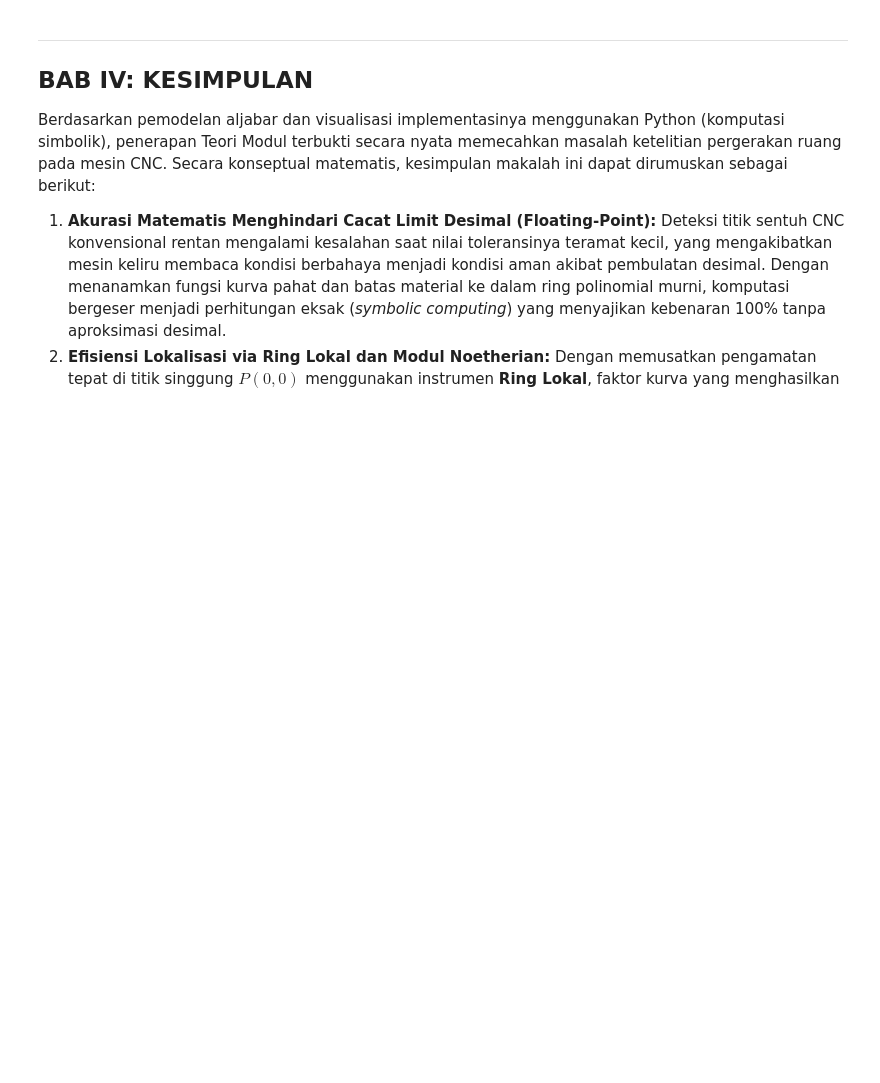
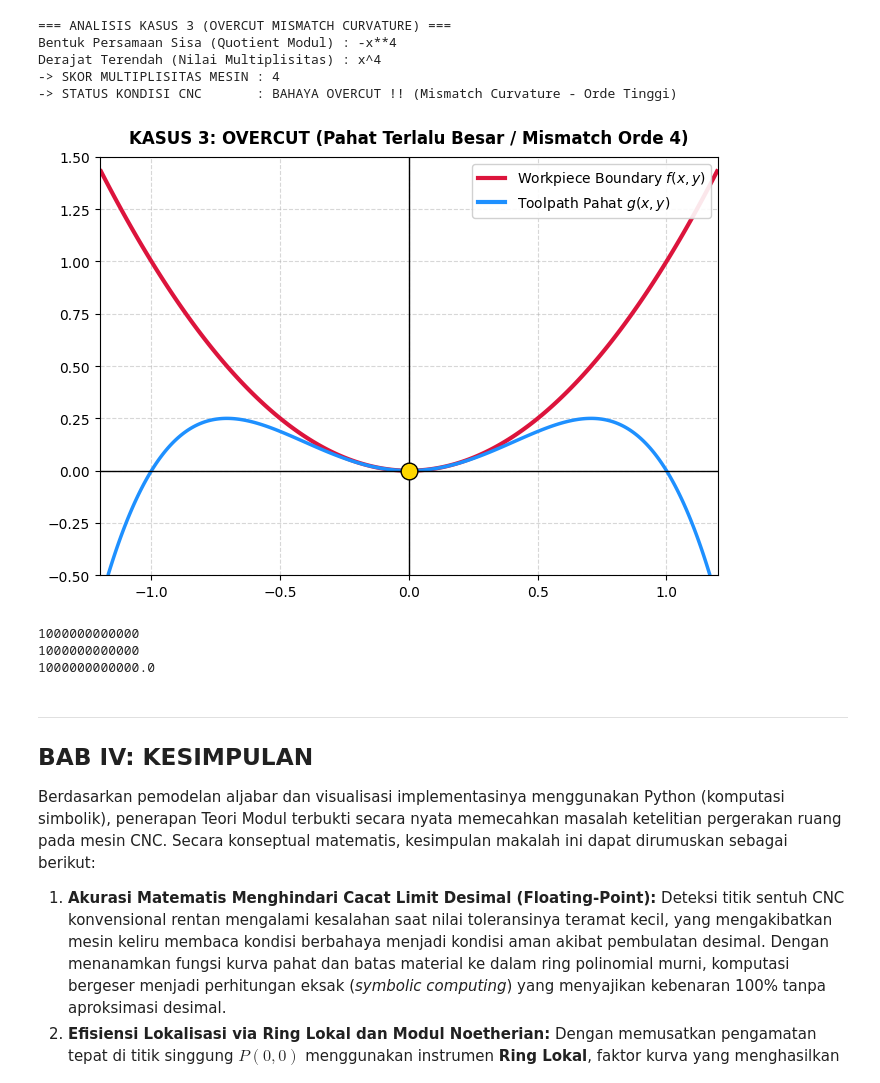
Before and after one commit to TetewHeroez/Tugas-Kuliah, a Jupyter notebook: Semester 8/Teori Modul/Modul Ring Lokal/ModulRingLokal.ipynb, the cells around one changed output. Drawn from its saved outputs; the diff is of its cells as text; code cells hidden in the pictures; blank space fills up the shorter version.

```diff
--- a/Semester 8/Teori Modul/Modul Ring Lokal/ModulRingLokal.ipynb
+++ b/Semester 8/Teori Modul/Modul Ring Lokal/ModulRingLokal.ipynb
@@ -131,28 +95,0 @@ Skrip visual di bawah (Matplotlib) digunakan oleh operator kontrol CNC untuk mem
-# %%
-import numpy as np
-import matplotlib.pyplot as plt
-
-x_vals = np.linspace(-1.5, 1.5, 400)
-y_vals = np.linspace(-0.8, 2.5, 400)
-X, Y = np.meshgrid(x_vals, y_vals)
-
-F_boundary = X**2 + Y**2 - 2*Y
-G_toolpath = Y - X**2
-
-fig, ax = plt.subplots(figsize=(8, 6))
-ax.contour(X, Y, F_boundary, levels=[0], colors='crimson', linewidths=3)
-ax.contour(X, Y, G_toolpath, levels=[0], colors='dodgerblue', linewidths=3)
-
-ax.plot(0, 0, marker='o', markersize=12, color='gold', markeredgecolor='black', zorder=5)
-
-ax.set_title("CNC Toolpath (Biru) vs Material Dinding (Merah)\nSkor Multiplisitas = 2 [TANGENT/AMAN]", fontsize=12, pad=12)
-ax.grid(True, linestyle="--", alpha=0.5)
-ax.axhline(0, color='black', lw=1.2)
-ax.axvline(0, color='black', lw=1.2)
-
-ax.plot([], [], color='crimson', lw=3, label='Boundary f(x,y)')
-ax.plot([], [], color='dodgerblue', lw=3, label='Toolpath g(x,y)')
-ax.legend(loc='lower center', bbox_to_anchor=(0.5, -0.2), ncol=2, frameon=True)
-
-plt.tight_layout()
-plt.show()
@@ -278,3 +262,35 @@ plt.show()
+# %%
+f_batas_tinggi = y - x**2
+y_lintasan_3 = x**2 - x**4
+
+# 1. Panggil Fungsi Analitik Abstrak
+hitung_multiplisitas_cnc(f_batas_tinggi, y_lintasan_3, "ANALISIS KASUS 3 (OVERCUT MISMATCH CURVATURE)")
+
+# 2. Panggil Visualisasi Grafis
+f_lambdify_3 = sp.lambdify((x, y), f_batas_tinggi, 'numpy')
+g_lambdify_3 = sp.lambdify((x, y), y - y_lintasan_3, 'numpy')
+
+plot_situasi_cnc(
+    f_lambdify_3,
+    g_lambdify_3,
+    title="KASUS 3: OVERCUT (Pahat Terlalu Besar / Mismatch Orde 4)",
+    limits=([-1.2, 1.2], [-0.5, 1.5])
+)
+# %% [output]
+=== ANALISIS KASUS 3 (OVERCUT MISMATCH CURVATURE) ===
+Bentuk Persamaan Sisa (Quotient Modul) : -x**4
+Derajat Terendah (Nilai Multiplisitas) : x^4
+-> SKOR MULTIPLISITAS MESIN : 4
+-> STATUS KONDISI CNC       : BAHAYA OVERCUT !! (Mismatch Curvature - Orde Tinggi)
+[figure, added]
+# %%
+print((2**113-2**113)+10**12)
+print((2**113+10**12)-2**113)
+print(10.0**12)
+# %% [output]
+1000000000000
+1000000000000
+1000000000000.0
 # %% [markdown]
 ---
 ## BAB IV: KESIMPULAN
```
Also changed, not shown: parts of 16 cells of this notebook, 12 other files.
